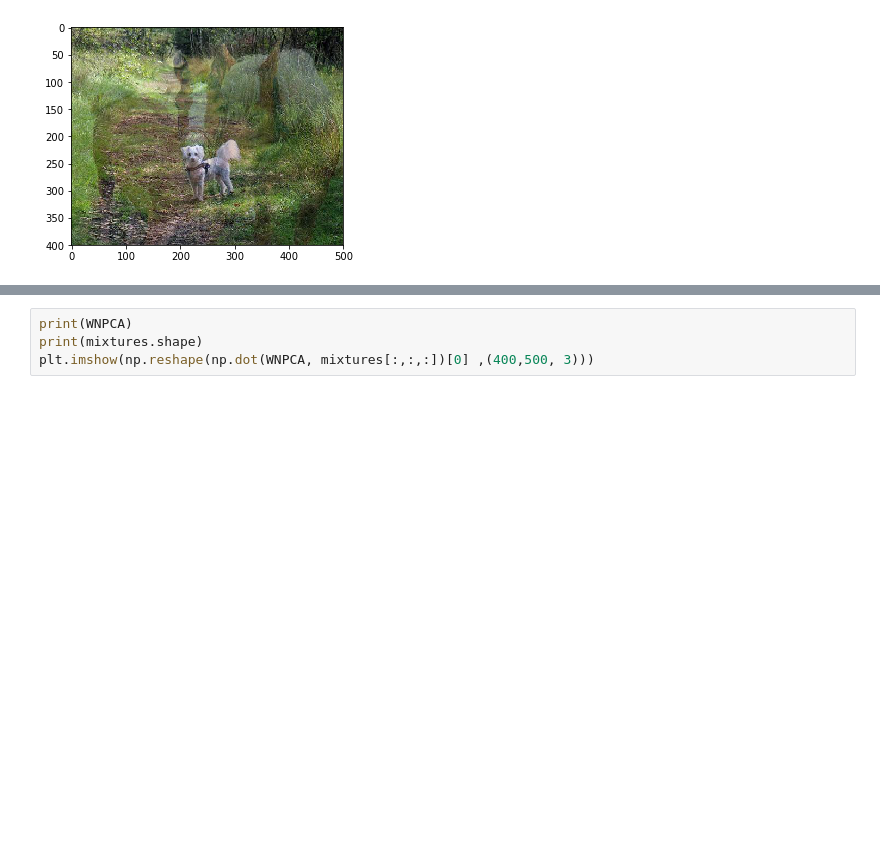
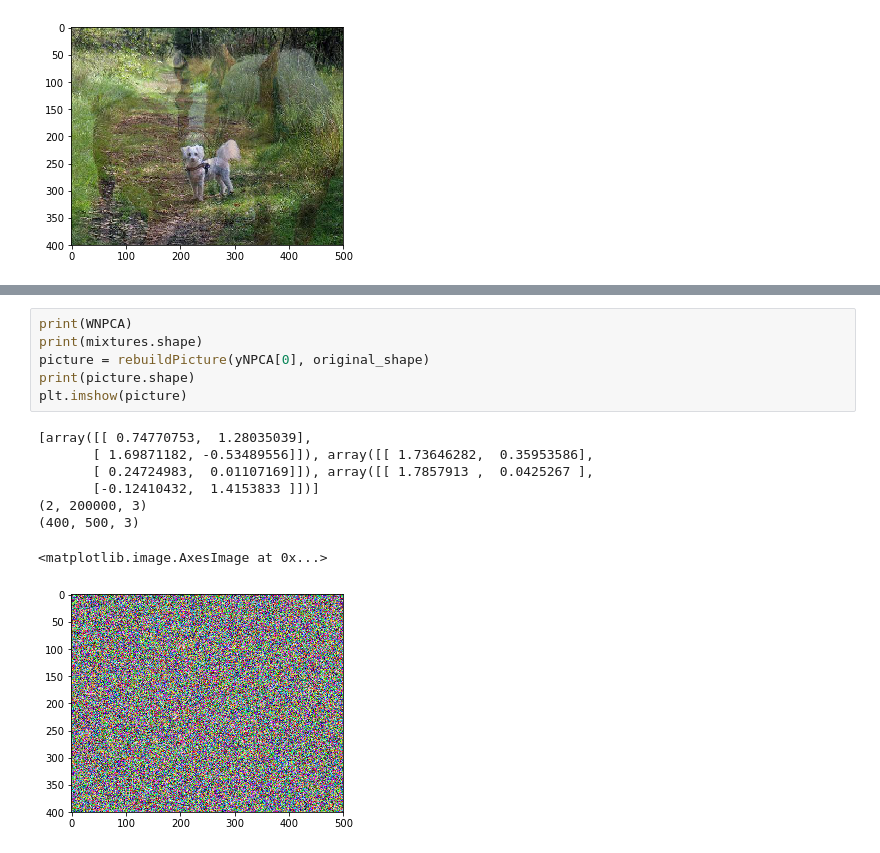
Before and after one commit to crucis/ICA, a Jupyter notebook: Exercicio Imagens - 1.ipynb, the cells around one changed output, grey strips where cells are left out. Drawn from its saved outputs; the diff is of its cells as text; blank space fills up the shorter version.

```diff
--- a/Exercicio Imagens - 1.ipynb
+++ b/Exercicio Imagens - 1.ipynb
@@ -102,5 +107,16 @@ plt.imshow(-picture)
-# %%
-print(WNPCA)
-print(mixtures.shape)
-plt.imshow(np.reshape(np.dot(WNPCA, mixtures[:,:,:])[0] ,(400,500, 3)))
+# %%
+print(WNPCA)
+print(mixtures.shape)
+picture = rebuildPicture(yNPCA[0], original_shape)
+print(picture.shape)
+plt.imshow(picture)
+# %% [output]
+[array([[ 0.74770753,  1.28035039],
+       [ 1.69871182, -0.53489556]]), array([[ 1.73646282,  0.35953586],
+       [ 0.24724983,  0.01107169]]), array([[ 1.7857913 ,  0.0425267 ],
+       [-0.12410432,  1.4153833 ]])]
+(2, 200000, 3)
+(400, 500, 3)
+<matplotlib.image.AxesImage at 0x...>
+[figure, added]
 # %%
```
Also changed, not shown: parts of 7 cells of this notebook, 8 other files.
